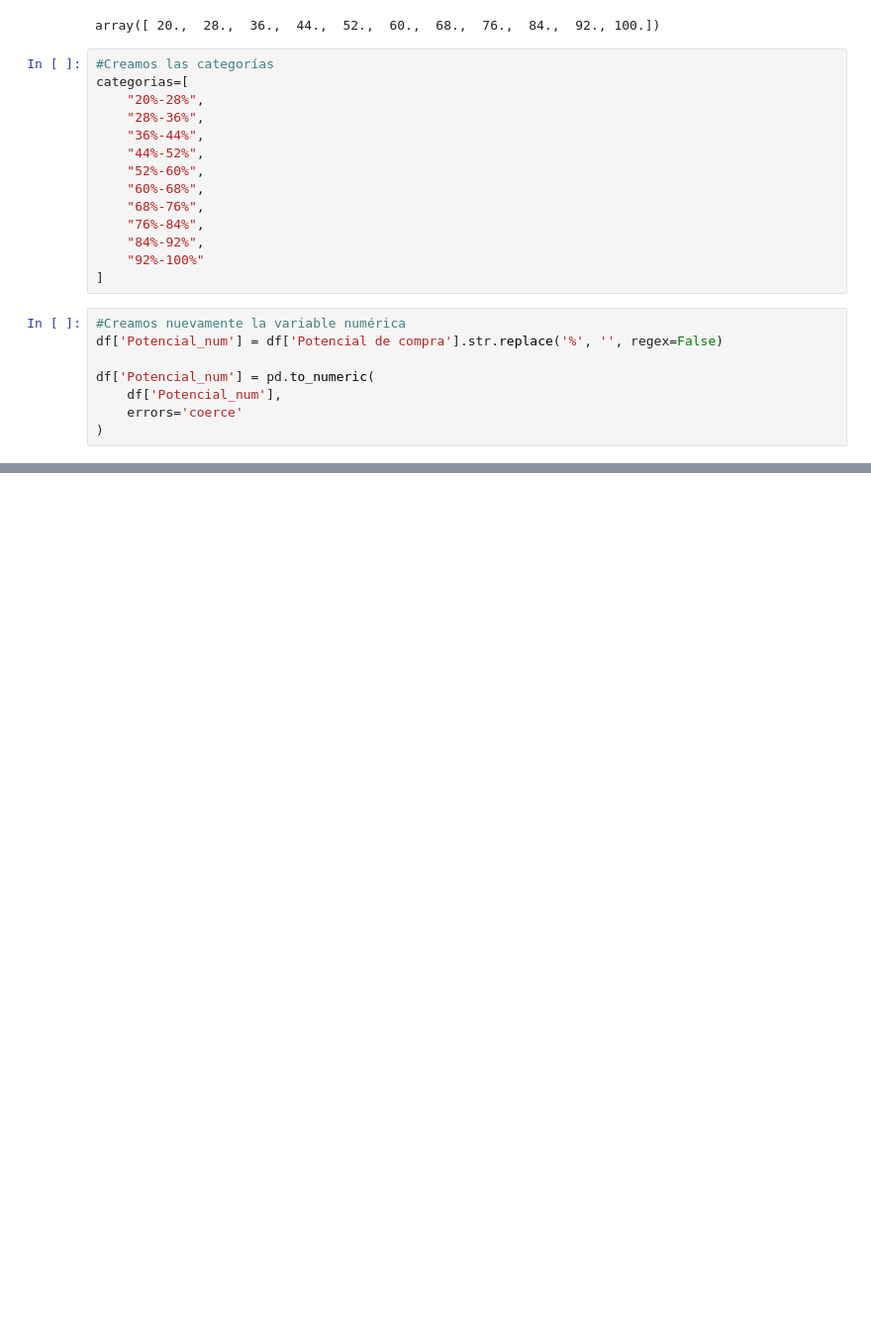
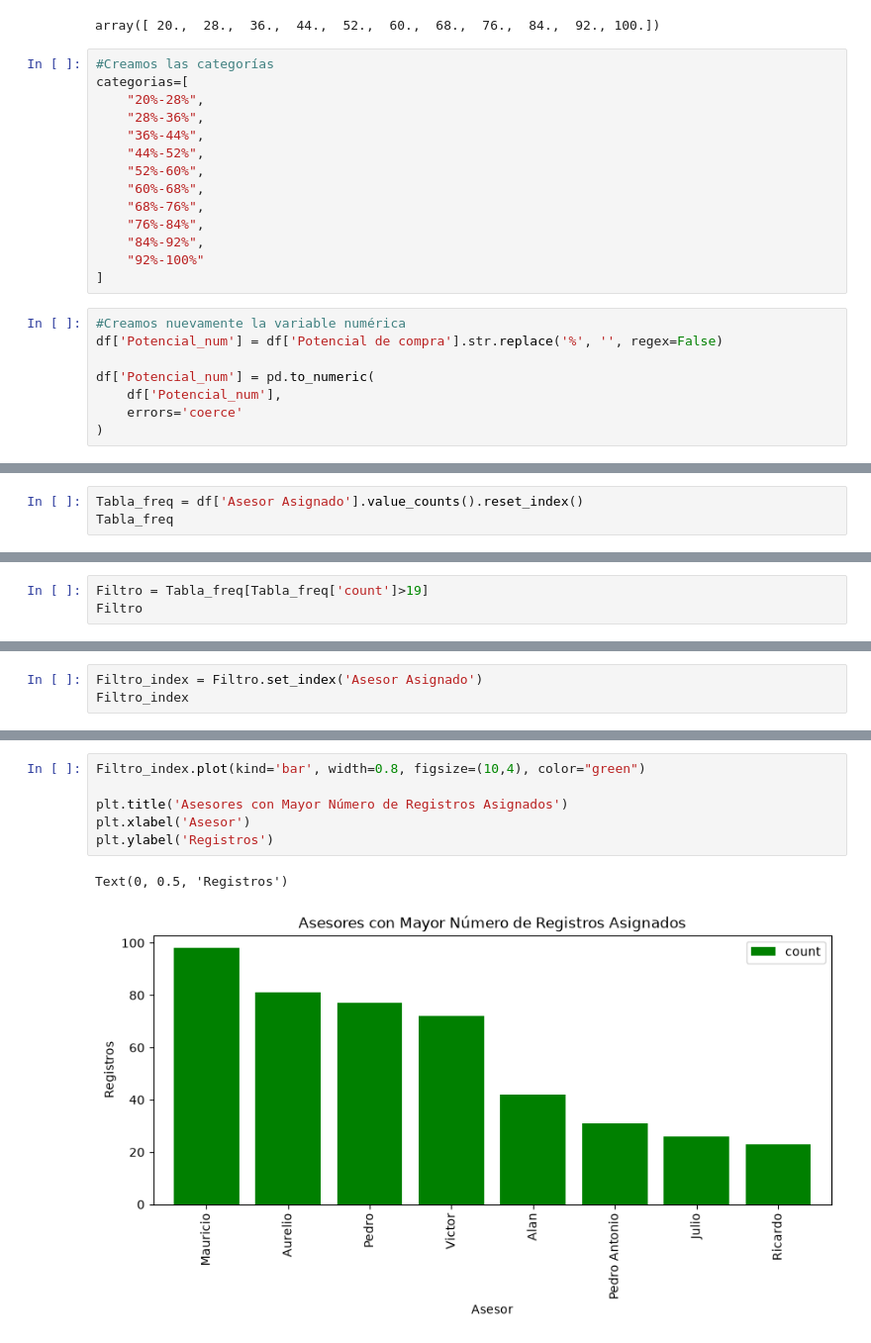
Before and after one commit to Naho179/Extraccion_de_caracteristicas, a Jupyter notebook: 4.2/Citas_digital.ipynb, the cells around one changed output, grey strips where cells are left out. Shown at 99% size. Cells and saved outputs as stored; diff of their text form; blank space fills up the shorter version.

```diff
--- a/4.2/Citas_digital.ipynb
+++ b/4.2/Citas_digital.ipynb
@@ -711,0 +752,3 @@ Text(0, 0.5, 'Frecuencia')
+# %%
+Tabla_freq = df['Asesor Asignado'].value_counts().reset_index()
+Tabla_freq
@@ -711,0 +773,3 @@ Text(0, 0.5, 'Frecuencia')
+# %%
+Filtro = Tabla_freq[Tabla_freq['count']>19]
+Filtro
@@ -711,0 +786,3 @@ Text(0, 0.5, 'Frecuencia')
+# %%
+Filtro_index = Filtro.set_index('Asesor Asignado')
+Filtro_index
@@ -711,0 +800,9 @@ Text(0, 0.5, 'Frecuencia')
+# %%
+Filtro_index.plot(kind='bar', width=0.8, figsize=(10,4), color="green")
+
+plt.title('Asesores con Mayor Número de Registros Asignados')
+plt.xlabel('Asesor')
+plt.ylabel('Registros')
+# %% [output]
+Text(0, 0.5, 'Registros')
+[figure, added]
```
Also changed, not shown: parts of 16 cells of this notebook.
